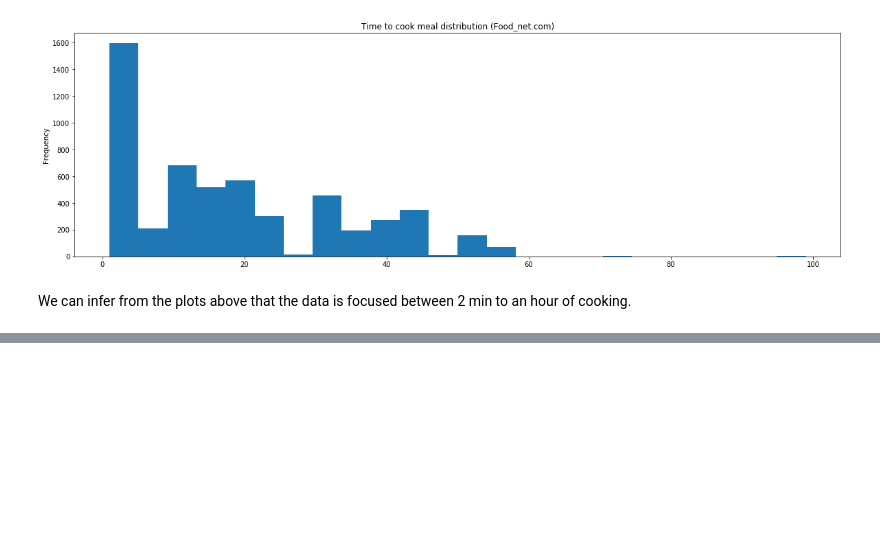
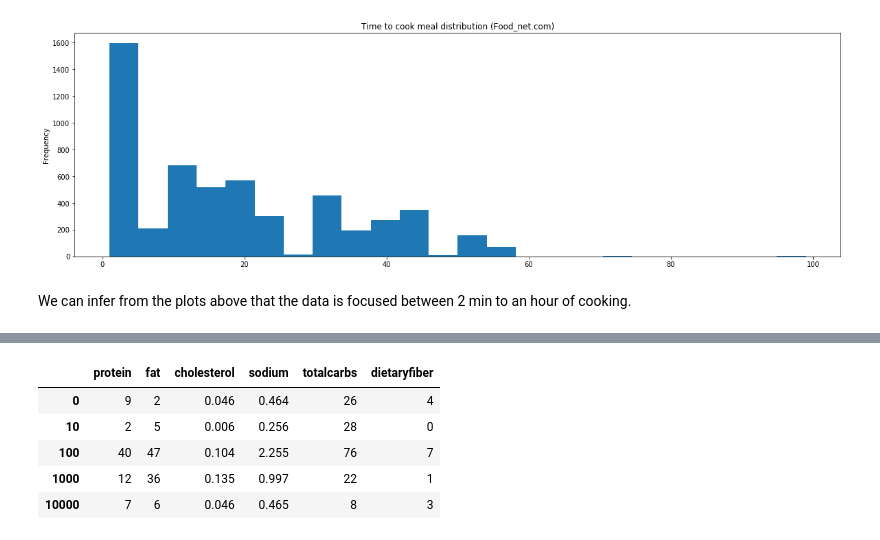
Before and after one commit to leonardoperrone/smart-recipes, a Jupyter notebook: Preprocessing.ipynb, the cells around one changed output, grey strips where cells are left out. Cells and saved outputs as stored; diff of their text form; code cells hidden in the pictures; blank space fills up the shorter version.

```diff
--- a/Preprocessing.ipynb
+++ b/Preprocessing.ipynb
@@ -684,0 +745,16 @@ We can infer from the plots above that the data is focused between 2 min to an h
+# %%
+all_recipe_df.head(10)
+nutrition_fact_all_recipe = all_recipe_df[['name', 'protein', 'fat','cholesterol','sodium','totalcarbs','dietaryfiber']].copy()
+nutrition_fact_all_recipe = nutrition_fact_all_recipe.drop_duplicates(subset='name')
+nutrition_fact_all_recipe = nutrition_fact_all_recipe.drop('name', axis=1)
+nutrition_fact_all_recipe['sodium'] = nutrition_fact_all_recipe['sodium'].apply(lambda x: x*0.001)
+nutrition_fact_all_recipe['cholesterol'] = nutrition_fact_all_recipe['cholesterol'].apply(lambda x: x*0.001)
+
+nutrition_fact_all_recipe.head()
+# %% [output]
+|  | protein | fat | cholesterol | sodium | totalcarbs | dietaryfiber |
+| 0 | 9 | 2 | 0.046 | 0.464 | 26 | 4 |
+| 10 | 2 | 5 | 0.006 | 0.256 | 28 | 0 |
+| 100 | 40 | 47 | 0.104 | 2.255 | 76 | 7 |
+| 1000 | 12 | 36 | 0.135 | 0.997 | 22 | 1 |
+| 10000 | 7 | 6 | 0.046 | 0.465 | 8 | 3 |
```
Also changed, not shown: parts of 11 cells of this notebook.
